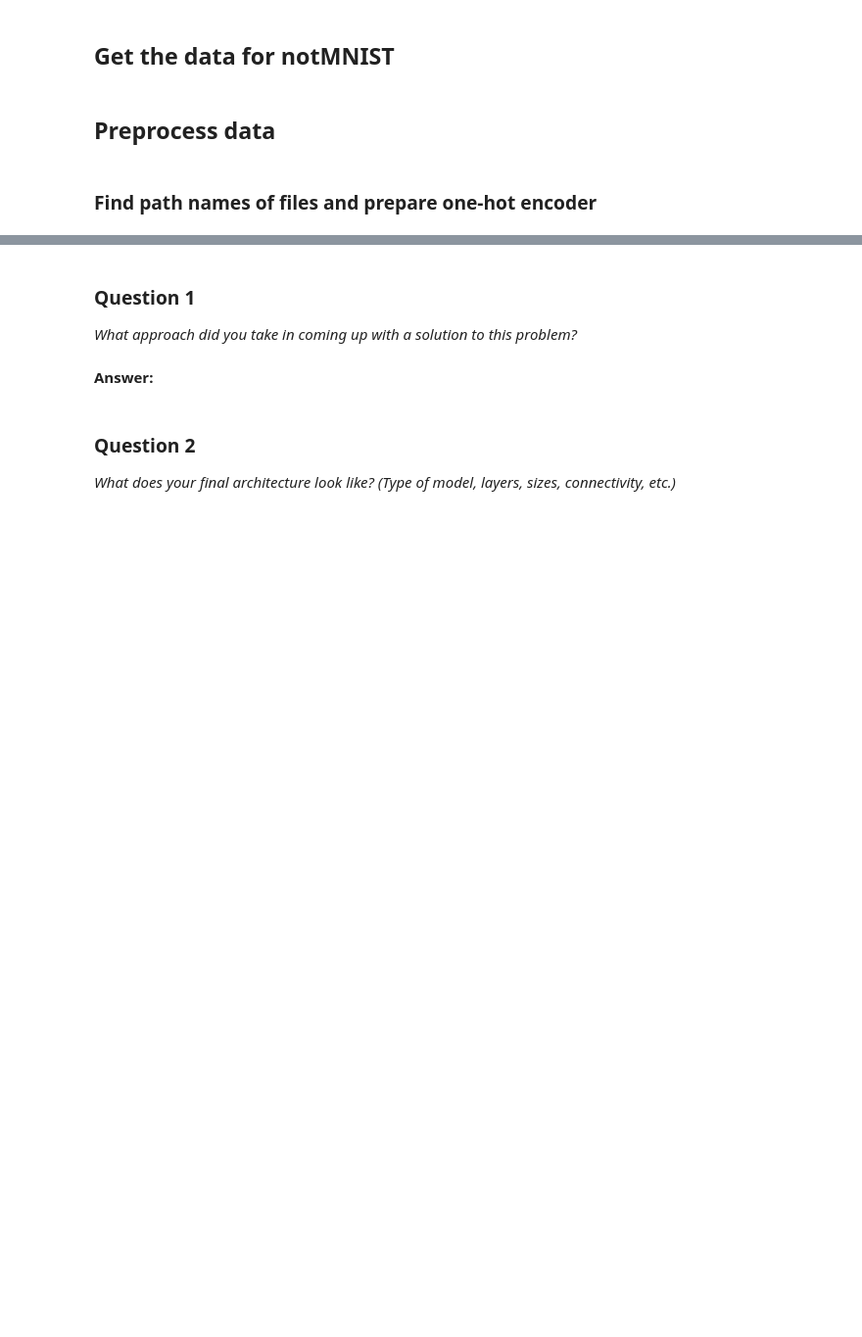
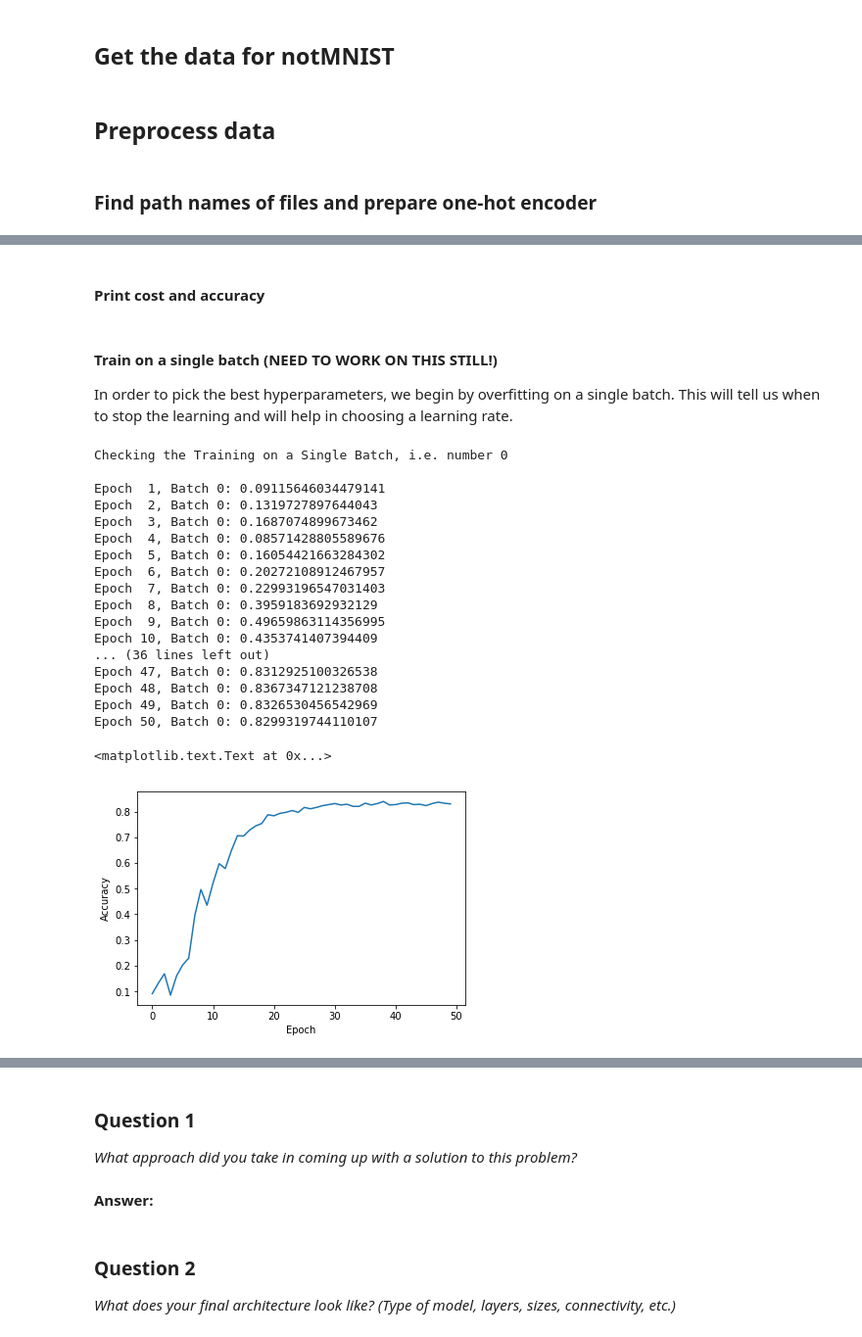
Before and after one commit to dangall/Udacity-Machine-Learning-Nanodegree, a Jupyter notebook: P5b_optional_digit_recognition/digit_recognition.ipynb, the cells around one changed output, grey strips where cells are left out. Shown at 98% size. Cells and saved outputs as stored; diff of their text form; code cells hidden in the pictures; blank space fills up the shorter version.

```diff
--- a/P5b_optional_digit_recognition/digit_recognition.ipynb
+++ b/P5b_optional_digit_recognition/digit_recognition.ipynb
@@ -187,0 +433,71 @@ def display_image(imagearray):
+# %% [markdown]
+#### Print cost and accuracy
+# %%
+# The final batch will be our validation set
+validation_inputarray = load_training_data(num_saved_batches - 1)
+validation_labels = load_training_labels(num_saved_batches - 1)
+
+def get_stats(session, feature_batch, label_batch, cost, accuracy, printout=True):
+    """
+    Obtain information about loss and validation accuracy
+    : session: Current TensorFlow session
+    : feature_batch: Batch of Numpy image data
+    : label_batch: Batch of Numpy label data
+    : cost: TensorFlow cost function
+    : accuracy: TensorFlow accuracy function
+    """
+    cost_value = session.run(cost, feed_dict={x: feature_batch, y: label_batch, keep_prob:1.0})
+    accuracy_value = session.run(accuracy, feed_dict={x: validation_inputarray,
+                                                      y: validation_labels, keep_prob:1.0})
+    if printout:
+        print("\nLoss: {}".format(cost_value))
+        print("Accuracy (validation): {}".format(accuracy_value))
+    return cost_value, accuracy_value
+# %% [markdown]
+#### Train on a single batch (NEED TO WORK ON THIS STILL!)
+
+In order to pick the best hyperparameters, we begin by overfitting on a single batch. This will tell us when to stop the learning and will help in choosing a learning rate.
+# %%
+batch_i = 0
+size_of_minibatch = 2**11
+# %%
+print('Checking the Training on a Single Batch, i.e. number {}'.format(batch_i))
+
+accuracy_list = []
+with tf.Session() as sess:
+    # Initializing the variables
+    sess.run(tf.global_variables_initializer())
+
+    # Training cycle
+    for epoch in range(epochs):
+        for batch_inputarrays, batch_labels in zip(batch_list(load_training_data(batch_i), size_of_minibatch),
+                                                   batch_list(load_training_labels(batch_i), size_of_minibatch)):
+            sess.run(optimizer, feed_dict={x: batch_inputarrays, y: batch_labels, keep_prob: keep_probability})
+        cost_value, accuracy_value = get_stats(sess, batch_inputarrays, batch_labels, cost, accuracy,
+                                               printout=False)
+        print('\nEpoch {:>2}, Batch {}: {} '.format(epoch + 1, batch_i, accuracy_value), end='')
+        accuracy_list.append(accuracy_value)
+
+plt.plot(accuracy_list)
+plt.xlabel("Epoch")
+plt.ylabel("Accuracy")
+# %% [output]
+Checking the Training on a Single Batch, i.e. number 0
+
+Epoch  1, Batch 0: 0.09115646034479141
+Epoch  2, Batch 0: 0.1319727897644043
+Epoch  3, Batch 0: 0.1687074899673462
+Epoch  4, Batch 0: 0.08571428805589676
+Epoch  5, Batch 0: 0.16054421663284302
+Epoch  6, Batch 0: 0.20272108912467957
+Epoch  7, Batch 0: 0.22993196547031403
+Epoch  8, Batch 0: 0.3959183692932129
+Epoch  9, Batch 0: 0.49659863114356995
+Epoch 10, Batch 0: 0.4353741407394409
+... (36 lines left out)
+Epoch 47, Batch 0: 0.8312925100326538
+Epoch 48, Batch 0: 0.8367347121238708
+Epoch 49, Batch 0: 0.8326530456542969
+Epoch 50, Batch 0: 0.8299319744110107
+<matplotlib.text.Text at 0x...>
+[figure, added]
```
Also changed, not shown: parts of 28 cells of this notebook.
